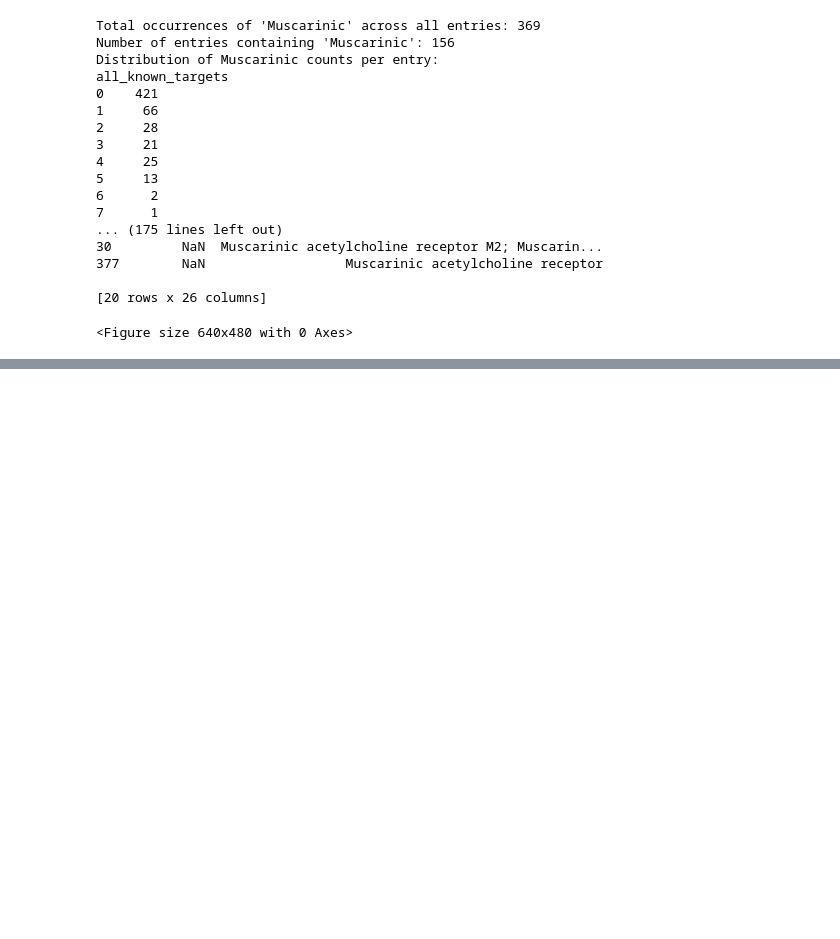
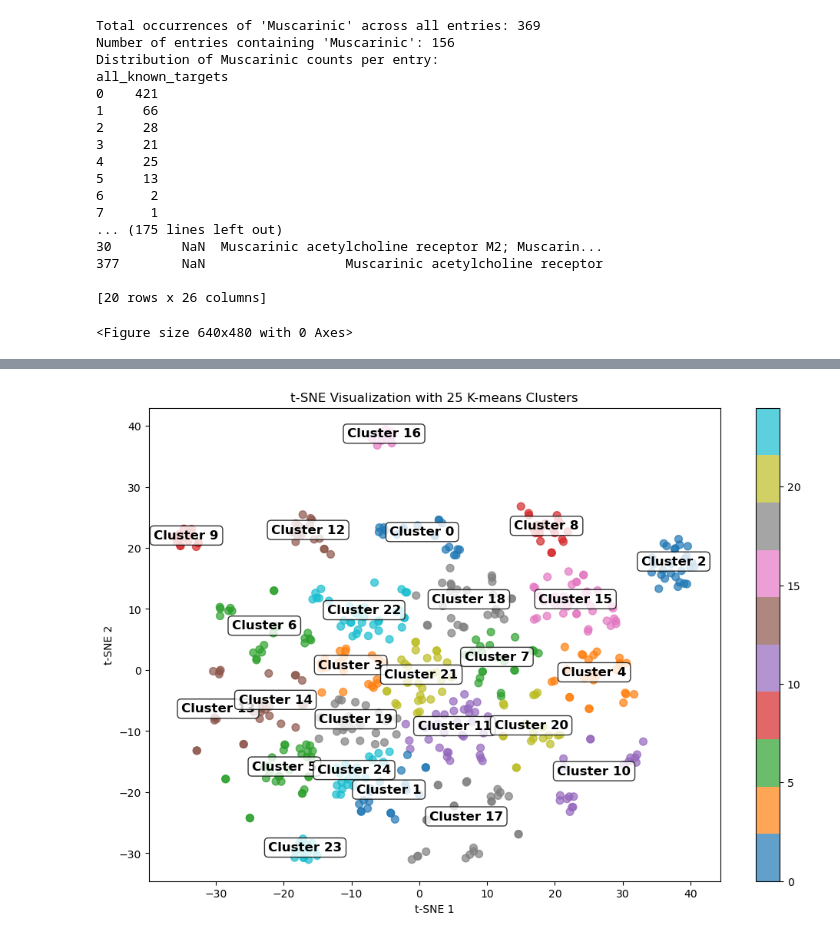
Before and after one commit to mbelouso/Boltz-2-Tools, a Jupyter notebook: CHEMBL_TargetAnalysis.ipynb, the cells around one changed output, grey strips where cells are left out. Drawn from its saved outputs; the diff is of its cells as text; code cells hidden in the pictures; blank space fills up the shorter version.

```diff
--- a/CHEMBL_TargetAnalysis.ipynb
+++ b/CHEMBL_TargetAnalysis.ipynb
@@ -89,0 +170,99 @@ all_known_targets
+# %%
+# 4. K-means clustering on t-SNE coordinates
+from sklearn.cluster import KMeans
+
+# Determine optimal number of clusters (you can adjust this)
+n_clusters = 25
+kmeans = KMeans(n_clusters=n_clusters, random_state=42)
+cluster_labels = kmeans.fit_predict(coords)
+
+
+# Plot t-SNE with cluster colors and labels
+plt.figure(figsize=(12, 8))
+scatter = plt.scatter(coords[:, 0], coords[:, 1], c=cluster_labels,
+                     cmap='tab10', alpha=0.7, s=50)
+plt.colorbar(scatter)
+
+# Add cluster labels at centroid positions
+for cluster_id in range(n_clusters):
+    cluster_indices = np.where(cluster_labels == cluster_id)[0]
+    if len(cluster_indices) > 0:
+        cluster_coords = coords[cluster_indices]
+        centroid = np.mean(cluster_coords, axis=0)
+        plt.annotate(f'Cluster {cluster_id}',
+                    xy=centroid,
+                    fontsize=12,
+                    fontweight='bold',
+                    ha='center',
+                    bbox=dict(boxstyle='round,pad=0.3', facecolor='white', alpha=0.8))
+
+plt.xlabel('t-SNE 1')
+plt.ylabel('t-SNE 2')
+plt.title(f't-SNE Visualization with {n_clusters} K-means Clusters')
+plt.show()
+
+
+# Function to find representative structure for each cluster
+def find_cluster_representatives(fingerprints, smiles_list, cluster_labels, coords):
+    """
+    Find the most representative structure for each cluster.
+    Returns the structure closest to the cluster centroid.
+    """
+    representatives = {}
+
+    for cluster_id in range(n_clusters):
+        # Get indices of molecules in this cluster
+        cluster_indices = np.where(cluster_labels == cluster_id)[0]
+
+        if len(cluster_indices) == 0:
+            continue
+
+        # Get t-SNE coordinates for this cluster
+        cluster_coords = coords[cluster_indices]
+
+        # Calculate centroid of cluster in t-SNE space
+        centroid = np.mean(cluster_coords, axis=0)
+
+        # Find molecule closest to centroid
+        distances = np.sqrt(np.sum((cluster_coords - centroid)**2, axis=1))
+        closest_idx = cluster_indices[np.argmin(distances)]
+
+        representatives[cluster_id] = {
+            'smiles': smiles_list[closest_idx],
+            'index': closest_idx,
+            'cluster_size': len(cluster_indices),
+            'centroid': centroid
+        }
+
+    return representatives
+
+# Get representatives for each cluster
+cluster_reps = find_cluster_representatives(fingerprints, smiles_list, cluster_labels, coords)
+
+# Display representative structures
+from rdkit.Chem import Draw
+from IPython.display import display
+
+print("Representative structures for each cluster:")
+for cluster_id, rep_info in cluster_reps.items():
+    print(f"\nCluster {cluster_id} (Size: {rep_info['cluster_size']} molecules):")
+    print(f"Representative SMILES: {rep_info['smiles']}")
+
+    # Create molecule image
+    mol = Chem.MolFromSmiles(rep_info['smiles'])
+    if mol is not None:
+        img = Draw.MolToImage(mol, size=(300, 300))
+        display(img)
+
+# Save cluster information to DataFrame
+cluster_df = pd.DataFrame({
+    'smiles': smiles_list,
+    'cluster': cluster_labels,
+    't_sne_1': coords[:, 0],
+    't_sne_2': coords[:, 1]
+})
+
+cluster_df.to_csv('chemical_clusters.csv', index=False)
+print(f"\nCluster information saved to 'chemical_clusters.csv'")
+# %% [output]
+[figure, added]
```
Also changed, not shown: parts of 3 cells of this notebook.
